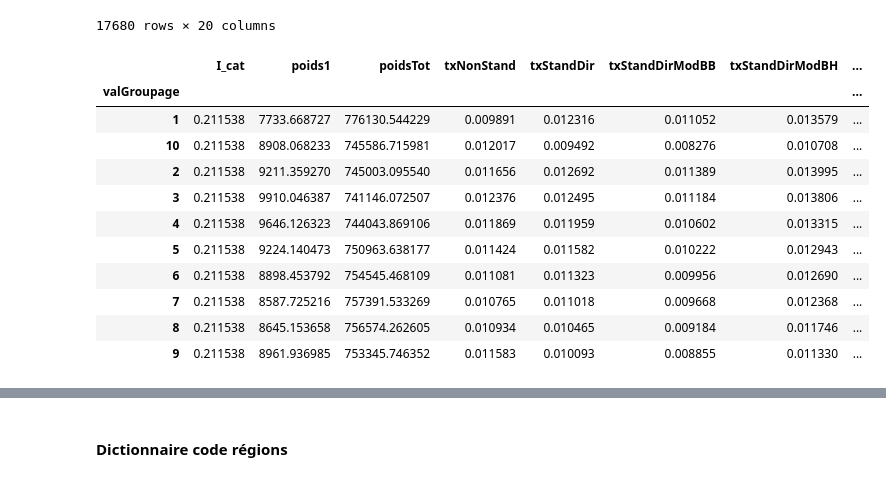
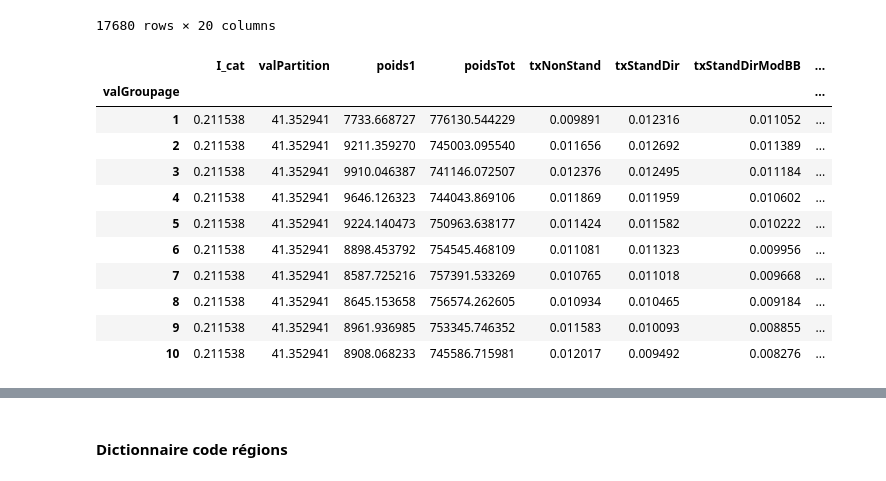
Before and after one commit to bbasa1/Maladies_chroniques_offre_de_soin_inegalites_sociales_ou_facteurs_environnementaux, a Jupyter notebook: Introduction_base.ipynb, the cells around one changed output, grey strips where cells are left out. Cells and saved outputs as stored; diff of their text form; code cells hidden in the pictures.

```diff
--- a/Introduction_base.ipynb
+++ b/Introduction_base.ipynb
@@ -64,20 +64,22 @@ rawData_incidence
 | 46174 | prevalence | SUP_PSYPAT_CAT | Maladies psychiatriques | 1 | SUP_PSYPAT_CAT | Maladies psychiatriques | FISC_REG_S | 76 | FISC_NIVVIEM_E2015_S_moy_10 | ... |
 | 46175 | prevalence | TOP_CVAVC_AIG | Accident vasculaire cérébral aigu | 0 | SUP_CV_CAT | Maladies cardioneurovasculaires | FISC_REG_S | 76 | FISC_NIVVIEM_E2015_S_moy_10 | ... |
 17680 rows × 20 columns
+# %%
+rawData_incidence = rawData_incidence.astype({'valPartition' : float, 'valGroupage' : int},  errors='ignore')
 # %%
-grouped_df = rawData_incidence.groupby('valGroupage').mean()
+grouped_df = rawData_incidence.groupby(['valGroupage']).mean()
 grouped_df = grouped_df.sort_index()
 grouped_df
 # %% [output]
-|  | I_cat | poids1 | poidsTot | txNonStand | txStandDir | txStandDirModBB | txStandDirModBH | ... |
+|  | I_cat | valPartition | poids1 | poidsTot | txNonStand | txStandDir | txStandDirModBB | ... |
 | valGroupage |  |  |  |  |  |  |  | ... |
-| 1 | 0.211538 | 7733.668727 | 776130.544229 | 0.009891 | 0.012316 | 0.011052 | 0.013579 | ... |
-| 10 | 0.211538 | 8908.068233 | 745586.715981 | 0.012017 | 0.009492 | 0.008276 | 0.010708 | ... |
-| 2 | 0.211538 | 9211.359270 | 745003.095540 | 0.011656 | 0.012692 | 0.011389 | 0.013995 | ... |
-| 3 | 0.211538 | 9910.046387 | 741146.072507 | 0.012376 | 0.012495 | 0.011184 | 0.013806 | ... |
-| 4 | 0.211538 | 9646.126323 | 744043.869106 | 0.011869 | 0.011959 | 0.010602 | 0.013315 | ... |
-| 5 | 0.211538 | 9224.140473 | 750963.638177 | 0.011424 | 0.011582 | 0.010222 | 0.012943 | ... |
-| 6 | 0.211538 | 8898.453792 | 754545.468109 | 0.011081 | 0.011323 | 0.009956 | 0.012690 | ... |
-| 7 | 0.211538 | 8587.725216 | 757391.533269 | 0.010765 | 0.011018 | 0.009668 | 0.012368 | ... |
-| 8 | 0.211538 | 8645.153658 | 756574.262605 | 0.010934 | 0.010465 | 0.009184 | 0.011746 | ... |
-| 9 | 0.211538 | 8961.936985 | 753345.746352 | 0.011583 | 0.010093 | 0.008855 | 0.011330 | ... |
+| 1 | 0.211538 | 41.352941 | 7733.668727 | 776130.544229 | 0.009891 | 0.012316 | 0.011052 | ... |
+| 2 | 0.211538 | 41.352941 | 9211.359270 | 745003.095540 | 0.011656 | 0.012692 | 0.011389 | ... |
+| 3 | 0.211538 | 41.352941 | 9910.046387 | 741146.072507 | 0.012376 | 0.012495 | 0.011184 | ... |
+| 4 | 0.211538 | 41.352941 | 9646.126323 | 744043.869106 | 0.011869 | 0.011959 | 0.010602 | ... |
+| 5 | 0.211538 | 41.352941 | 9224.140473 | 750963.638177 | 0.011424 | 0.011582 | 0.010222 | ... |
+| 6 | 0.211538 | 41.352941 | 8898.453792 | 754545.468109 | 0.011081 | 0.011323 | 0.009956 | ... |
+| 7 | 0.211538 | 41.352941 | 8587.725216 | 757391.533269 | 0.010765 | 0.011018 | 0.009668 | ... |
+| 8 | 0.211538 | 41.352941 | 8645.153658 | 756574.262605 | 0.010934 | 0.010465 | 0.009184 | ... |
+| 9 | 0.211538 | 41.352941 | 8961.936985 | 753345.746352 | 0.011583 | 0.010093 | 0.008855 | ... |
+| 10 | 0.211538 | 41.352941 | 8908.068233 | 745586.715981 | 0.012017 | 0.009492 | 0.008276 | ... |
```
Also changed, not shown: parts of 5 cells of this notebook.
